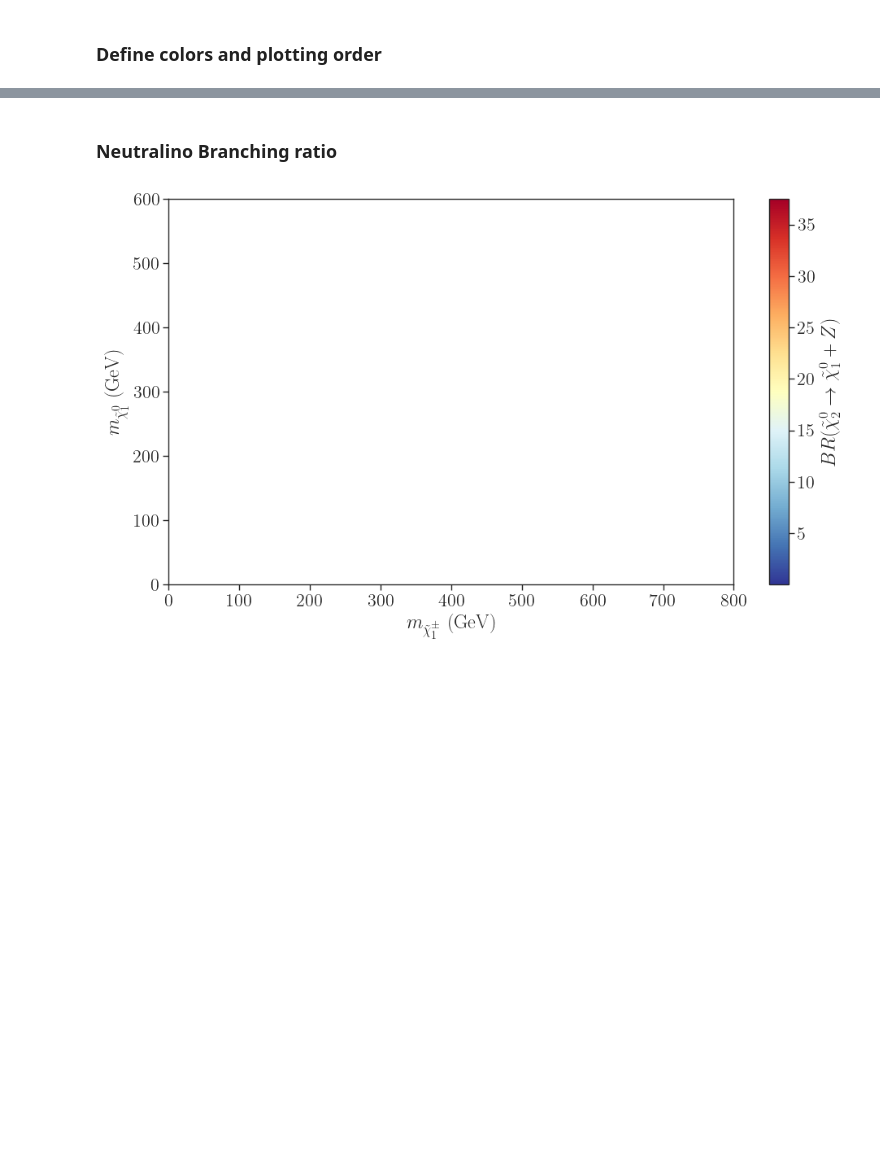
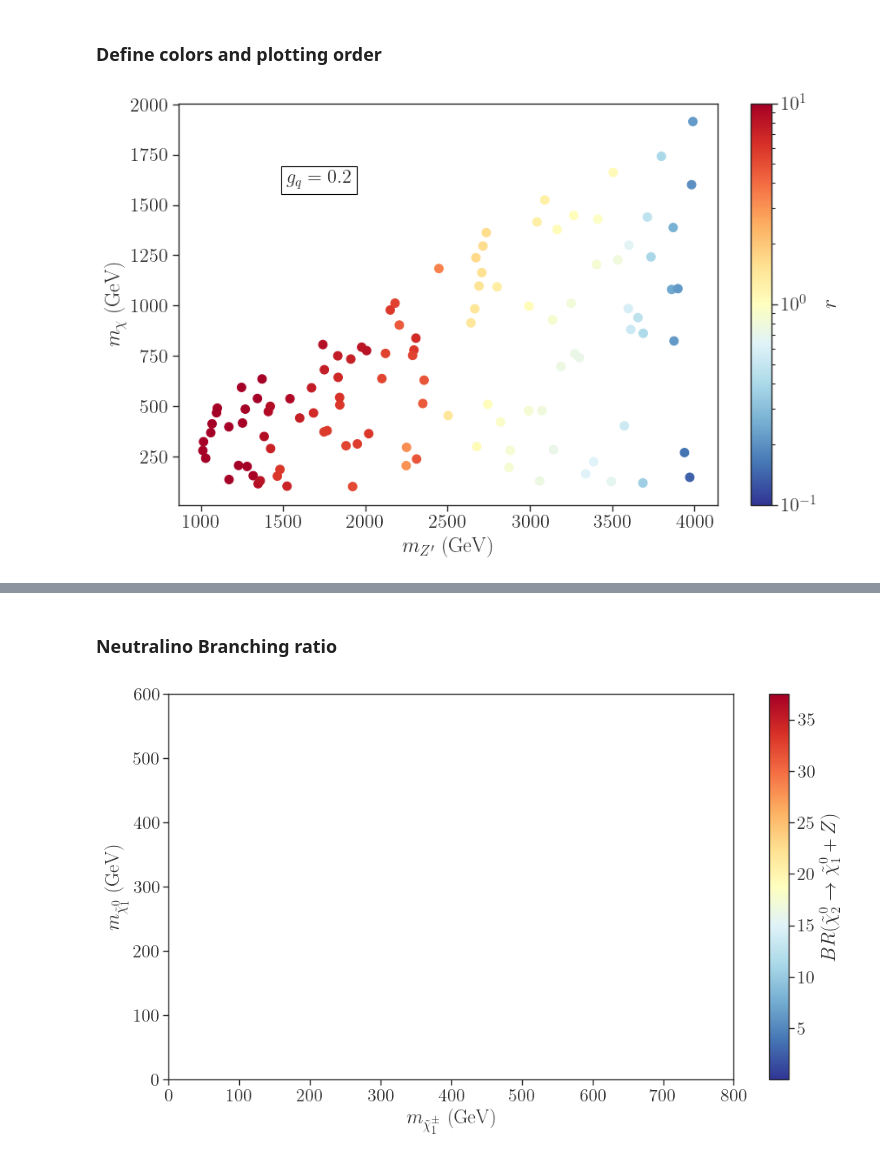
Before and after one commit to SModelS/smodelsv3-paper, a Jupyter notebook: notebooks/SmodelS/plots-2MDM-Copy1.ipynb, the cells around one changed output, grey strips where cells are left out. Saved outputs shown, nothing was run; the diff lists cells and outputs as text; code cells hidden in the pictures; blank space fills up the shorter version.

```diff
--- a/notebooks/SmodelS/plots-2MDM-Copy1.ipynb
+++ b/notebooks/SmodelS/plots-2MDM-Copy1.ipynb
@@ -117,5 +116,30 @@ CMS-PAS-EXO-20-008 (TRV1bb): 7
 # %% [markdown]
 ### Define colors and plotting order
+# %%
+cm = plt.cm.get_cmap('RdYlBu_r')
+plt.figure(figsize=(10,6))
+# Select points
+gqv = 0.2
+x = dataDF['mass.9900032'][dataDF['extpar.2']==gqv]
+y = dataDF['mass.9000006'][dataDF['extpar.2']==gqv]
+c = dataDF['ExptRes.result0.r'][dataDF['extpar.2']==gqv]
+# x = x[c.argsort()]
+# y = y[c.argsort()]
+# c = c[c.argsort()]
+
+plt.scatter(x,y,c=c,s=50,cmap=cm, norm=LogNorm(vmin=1e-1,vmax=1e1))
+# # plt.plot([x.min(),x.max()],[x.min(),x.max()],'--')
+plt.colorbar(label=r'$r$')
+plt.xlabel(r'$m_{Z^{\prime}}$ (GeV)')
+plt.ylabel(r'$m_{\chi}$ (GeV)')
+plt.text(0.2,0.8,r"$g_{q} = %1.1f$" %gqv,fontsize=16,bbox=dict(facecolor='white', edgecolor='black'),
+         transform = plt.gca().transAxes)
+
+# plt.tight_layout()
+# plt.savefig('charginoLifetime.png')
+plt.show()
+# %% [output]
+[figure, added]
 # %%
 cm = plt.cm.get_cmap('RdYlBu_r')
 plt.figure(figsize=(10,6))
```
Also changed, not shown: parts of 5 cells of this notebook.
